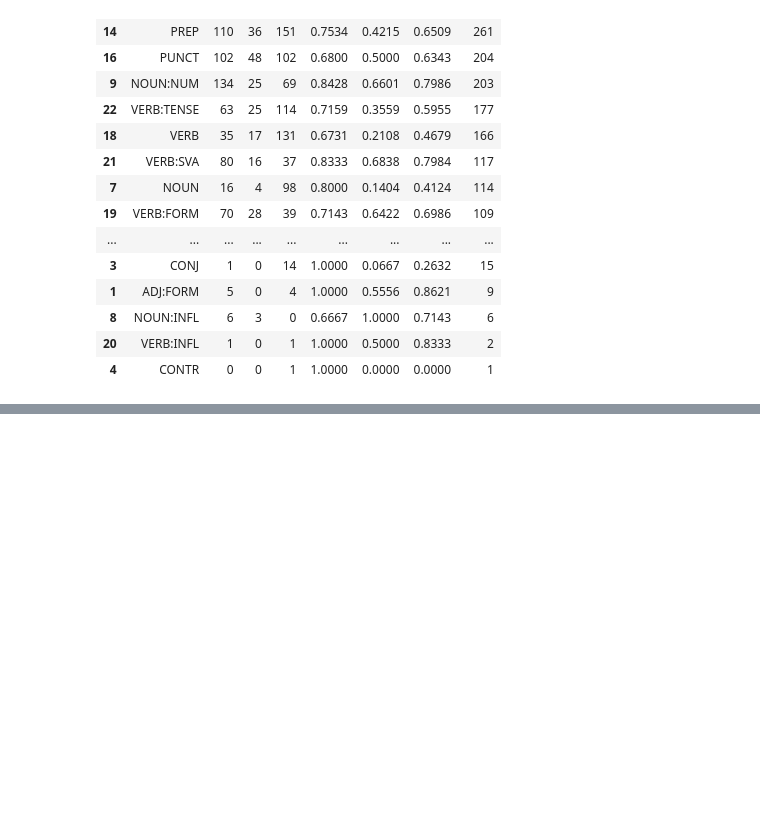
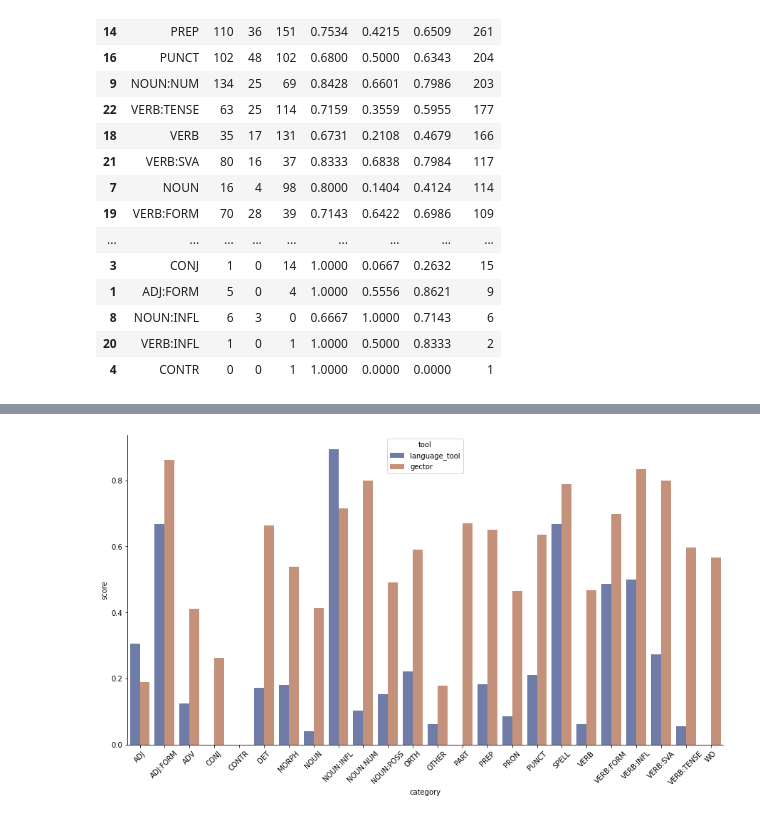
Before and after one commit to jacqle/gec-improvements, a Jupyter notebook: src/cat_analysis/categories_errors.ipynb, the cells around one changed output, grey strips where cells are left out. Saved outputs shown, nothing was run; the diff lists cells and outputs as text; code cells hidden in the pictures; blank space fills up the shorter version.

Commit message:
visualisations coverage of LT and gector

```diff
--- a/src/cat_analysis/categories_errors.ipynb
+++ b/src/cat_analysis/categories_errors.ipynb
@@ -64,3 +63,5 @@ gector_cat2_df.sort_values("total", ascending=False)
 | 8 | NOUN:INFL | 6 | 3 | 0 | 0.6667 | 1.0000 | 0.7143 | 6 |
 | 20 | VERB:INFL | 1 | 0 | 1 | 1.0000 | 0.5000 | 0.8333 | 2 |
 | 4 | CONTR | 0 | 0 | 1 | 1.0000 | 0.0000 | 0.0000 | 1 |
+# %%
+lt_cat2_df = load_df("compare_lt_gold_cat2.txt")
@@ -66,0 +70,5 @@ gector_cat2_df.sort_values("total", ascending=False)
+# %%
+df = pd.concat([lt_cat2_df[["category","F0.5"]].add_prefix("lt_"), gector_cat2_df[["category","F0.5"]].add_prefix("gector_")], axis=1)
+df.drop("gector_category", axis=1, inplace=True)
+df.rename(columns={"lt_category":"category", "lt_F0.5":"language_tool", "gector_F0.5": "gector"}, inplace=True)
+df
@@ -66,0 +93,3 @@ gector_cat2_df.sort_values("total", ascending=False)
+# %%
+df=pd.melt(df,id_vars=['category'],var_name='tool', value_name='score')
+df
@@ -66,0 +114,7 @@ gector_cat2_df.sort_values("total", ascending=False)
+# %%
+fig, ax1 = plt.subplots(figsize=(15, 8))
+plt.xticks(rotation=45)
+sns.barplot(x='category', y='score', hue='tool', data=df, ax=ax1, ci="sd", palette="dark", alpha=.6)
+sns.despine(fig)
+# %% [output]
+[figure, added]
```
Also changed, not shown: parts of 5 cells of this notebook.
